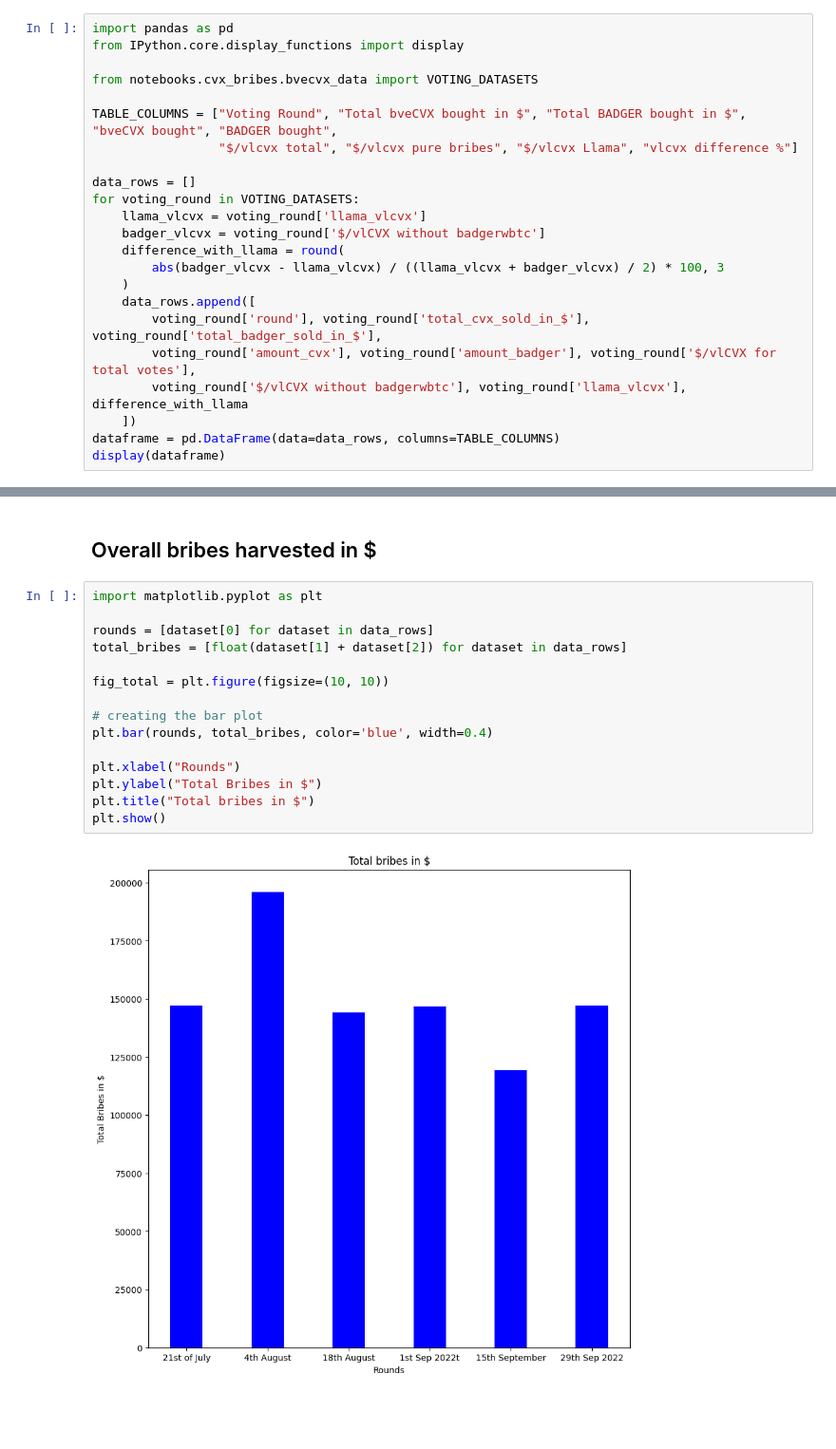
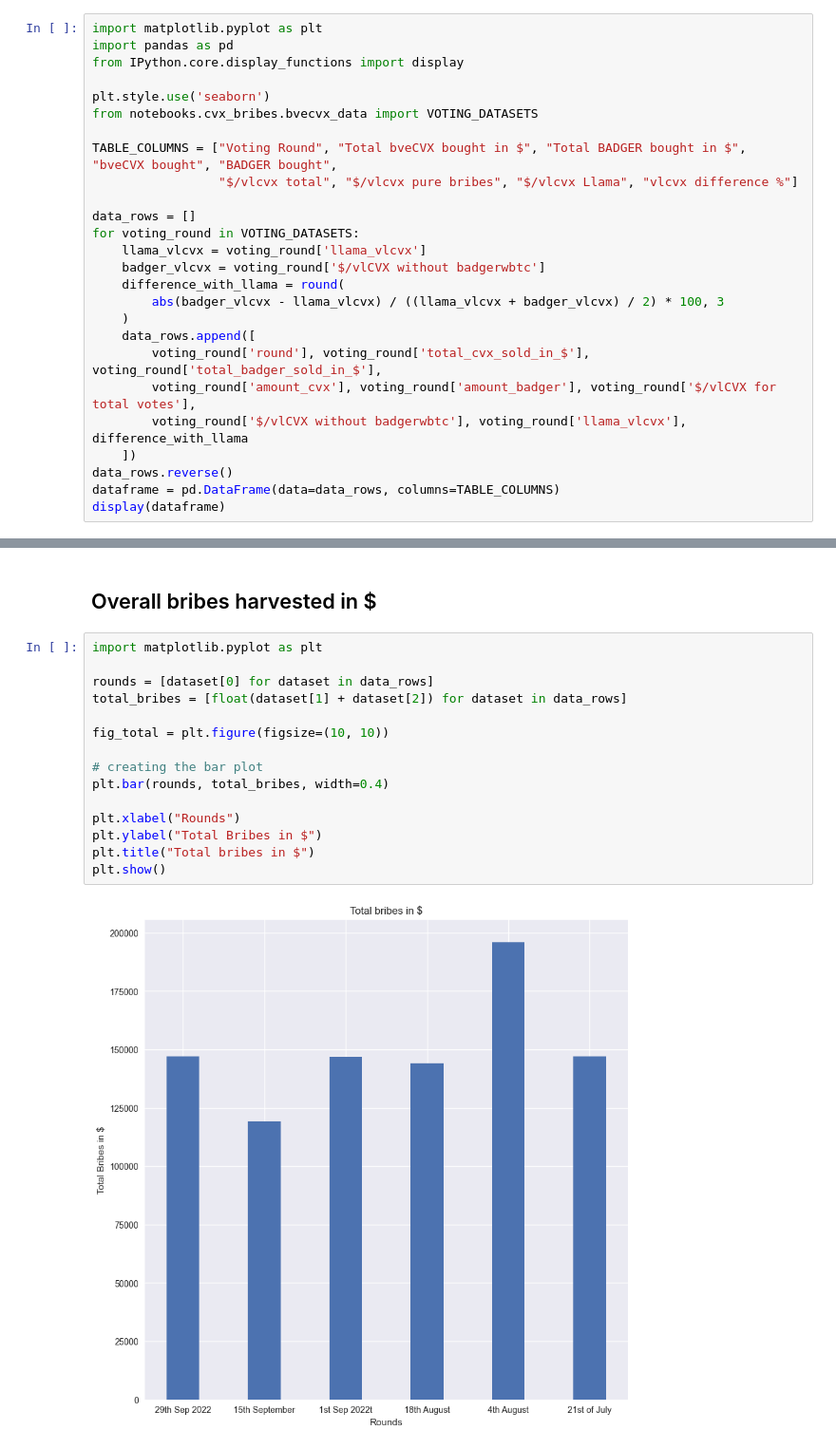
Before and after one commit to Badger-Finance/badger-influence-analytics, a Jupyter notebook: notebooks/cvx_bribes/bribes_bvecvx_research.ipynb, the cells around one changed output, grey strips where cells are left out. Shown at 95% size. Saved outputs shown, nothing was run; the diff lists cells and outputs as text; blank space fills up the shorter version.

```diff
--- a/notebooks/cvx_bribes/bribes_bvecvx_research.ipynb
+++ b/notebooks/cvx_bribes/bribes_bvecvx_research.ipynb
@@ -1,9 +1,11 @@
 # %% [markdown]
 ## Bribe and Voting report for bveCVX overview
 # %%
+import matplotlib.pyplot as plt
 import pandas as pd
 from IPython.core.display_functions import display
 
+plt.style.use('seaborn')
 from notebooks.cvx_bribes.bvecvx_data import VOTING_DATASETS
 
 TABLE_COLUMNS = ["Voting Round", "Total bveCVX bought in $", "Total BADGER bought in $", "bveCVX bought", "BADGER bought",
@@ -21,6 +23,7 @@ for voting_round in VOTING_DATASETS:
         voting_round['amount_cvx'], voting_round['amount_badger'], voting_round['$/vlCVX for total votes'],
         voting_round['$/vlCVX without badgerwbtc'], voting_round['llama_vlcvx'], difference_with_llama
     ])
+data_rows.reverse()
 dataframe = pd.DataFrame(data=data_rows, columns=TABLE_COLUMNS)
 display(dataframe)
 # %% [output]
@@ -56,17 +59,17 @@ plt.show()
 # %%
 import matplotlib.pyplot as plt
 
 rounds = [dataset[0] for dataset in data_rows]
 total_bribes = [float(dataset[1] + dataset[2]) for dataset in data_rows]
 
 fig_total = plt.figure(figsize=(10, 10))
 
 # creating the bar plot
-plt.bar(rounds, total_bribes, color='blue', width=0.4)
+plt.bar(rounds, total_bribes, width=0.4)
 
 plt.xlabel("Rounds")
 plt.ylabel("Total Bribes in $")
 plt.title("Total bribes in $")
 plt.show()
 # %% [output]
-[figure, old version]
+[figure, new version]
```
Also changed, not shown: parts of 2 cells of this notebook, 1 other file.
